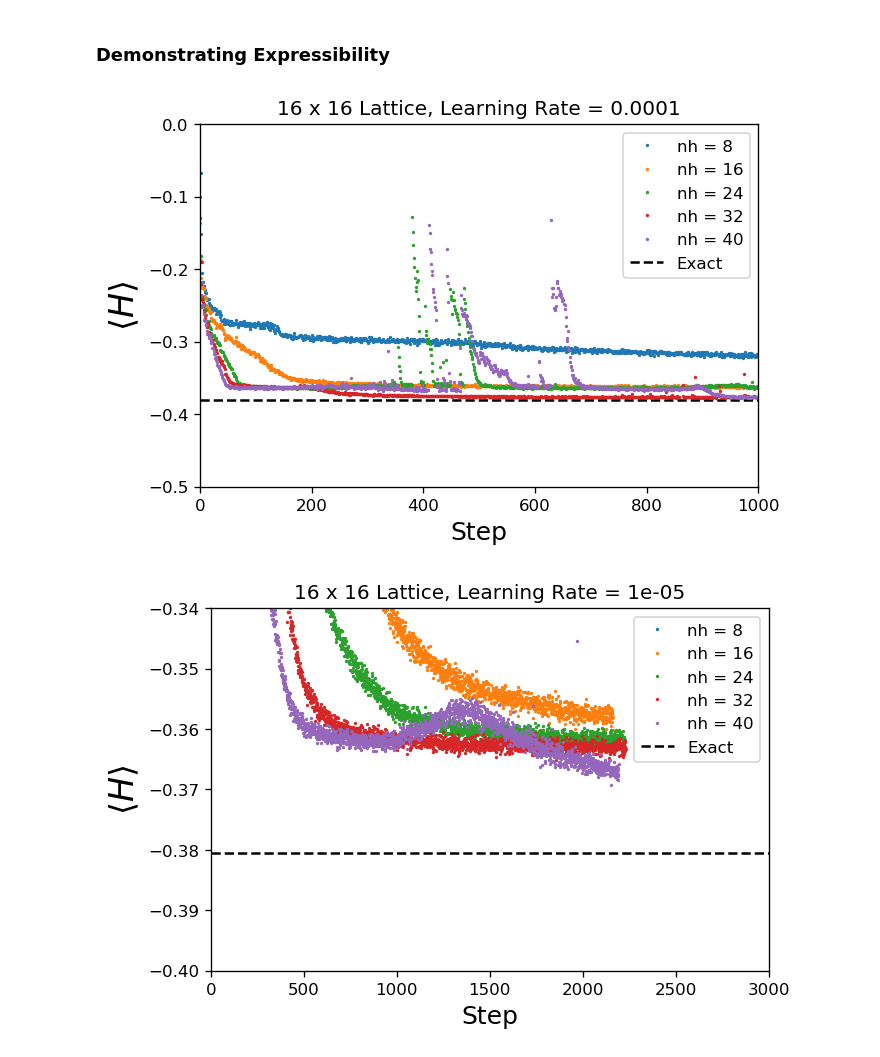
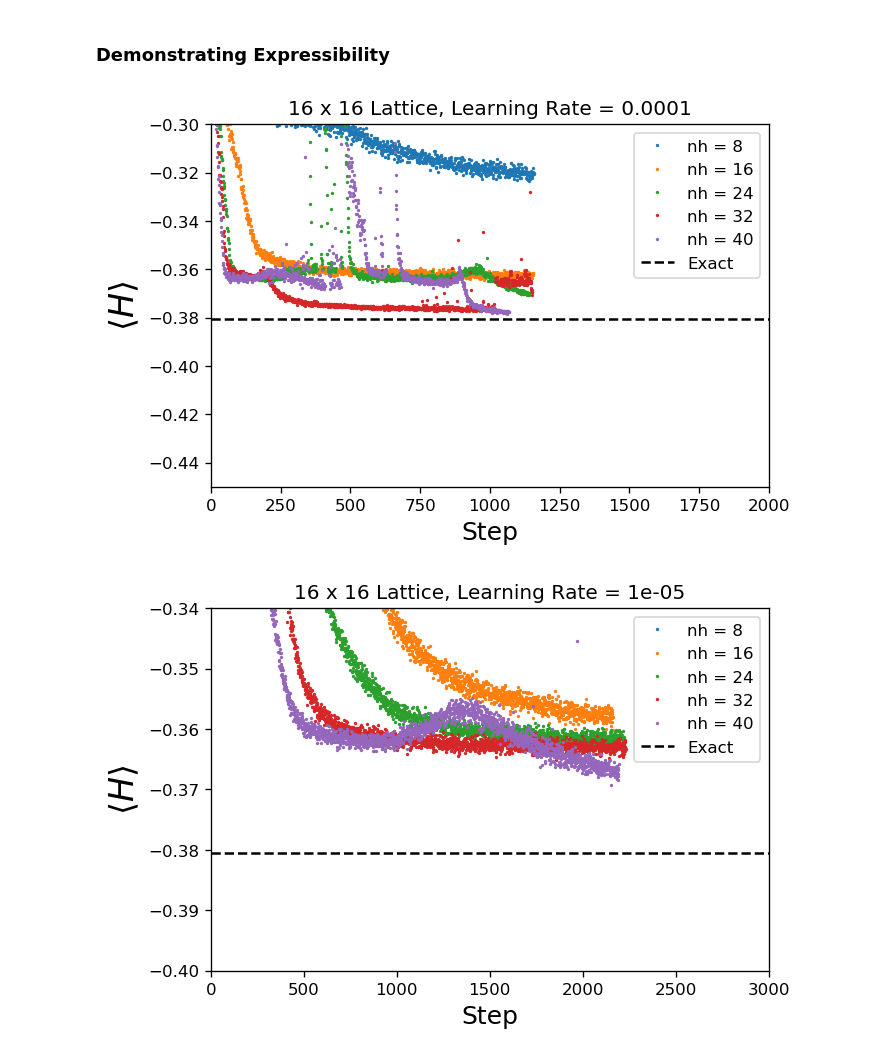
Before and after one commit to MelkoCollective/NeuralNetworks-for-Quantum, a Jupyter notebook: src_qmc_vmc/Paper Plots.ipynb, the cells around one changed output. Saved outputs shown, nothing was run; the diff lists cells and outputs as text; code cells hidden in the pictures.

Commit message:
update plots

```diff
--- a/src_qmc_vmc/Paper Plots.ipynb
+++ b/src_qmc_vmc/Paper Plots.ipynb
@@ -361,9 +361,9 @@ This is really clunky, but all the runs are different lengths so I have to have
 # %% [markdown]
 ### Demonstrating Expressibility
 # %%
-QMCPlot(16, 0.0001, exactE_16, E_QMC_16_8_fulldata,E_QMC_16_16_fulldata,E_QMC_16_24_fulldata,E_QMC_16_32_fulldata,E_QMC_16_40_fulldata,[0,1000],[-0.5,0])
+QMCPlot(16, 0.0001, exactE_16, E_QMC_16_8_fulldata,E_QMC_16_16_fulldata,E_QMC_16_24_fulldata,E_QMC_16_32_fulldata,E_QMC_16_40_fulldata,[0,2000],[-0.45,-0.3])
 # %% [output]
-[figure, old version]
+[figure, new version]
 # %%
 QMCPlot(16,0.00001,exactE_16,E_QMC_16_8_smaller,E_QMC_16_16_smaller,E_QMC_16_24_smaller,E_QMC_16_32_smaller,E_QMC_16_40_smaller,[0,3000],[-0.4,-0.34])
 # %% [output]
```
Also changed, not shown: parts of 2 cells of this notebook.
